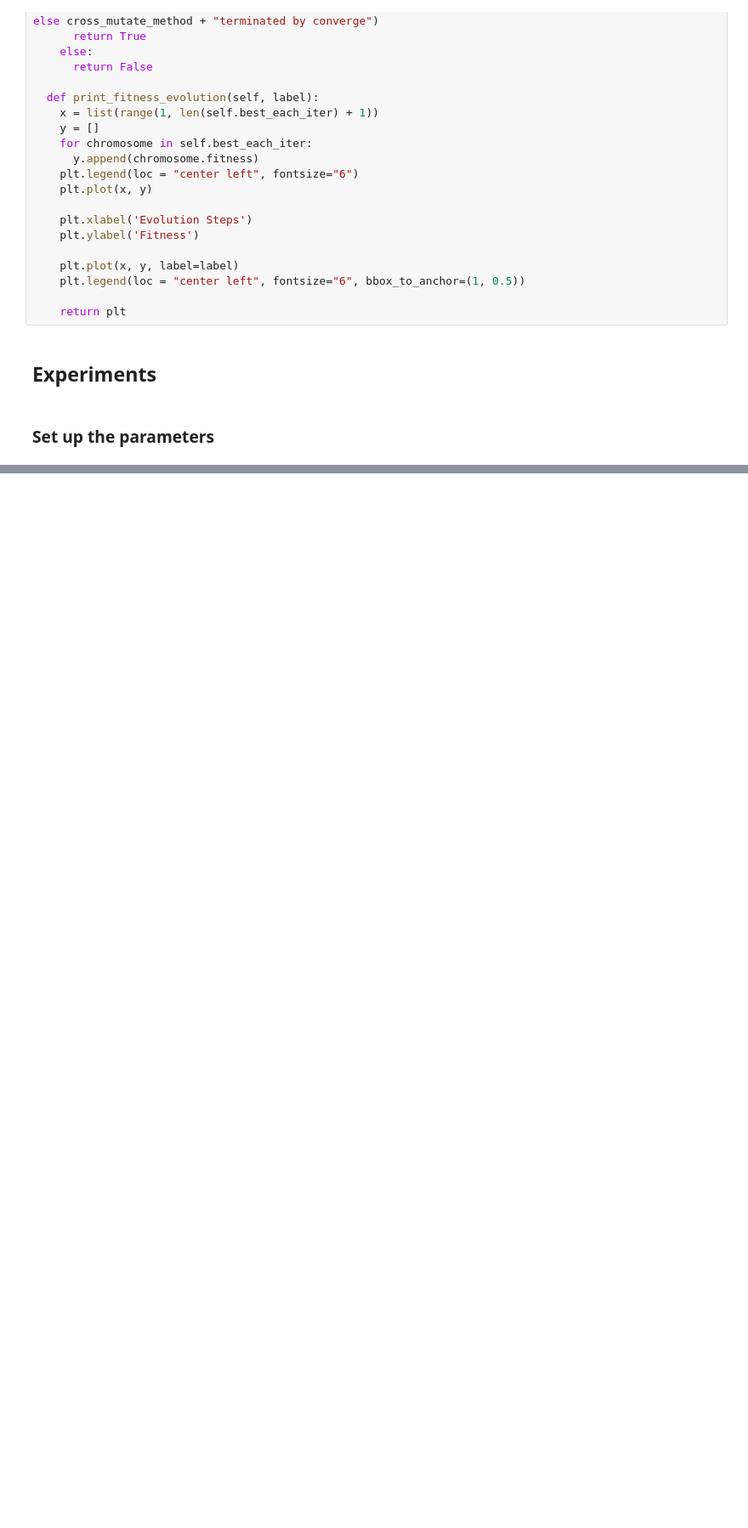
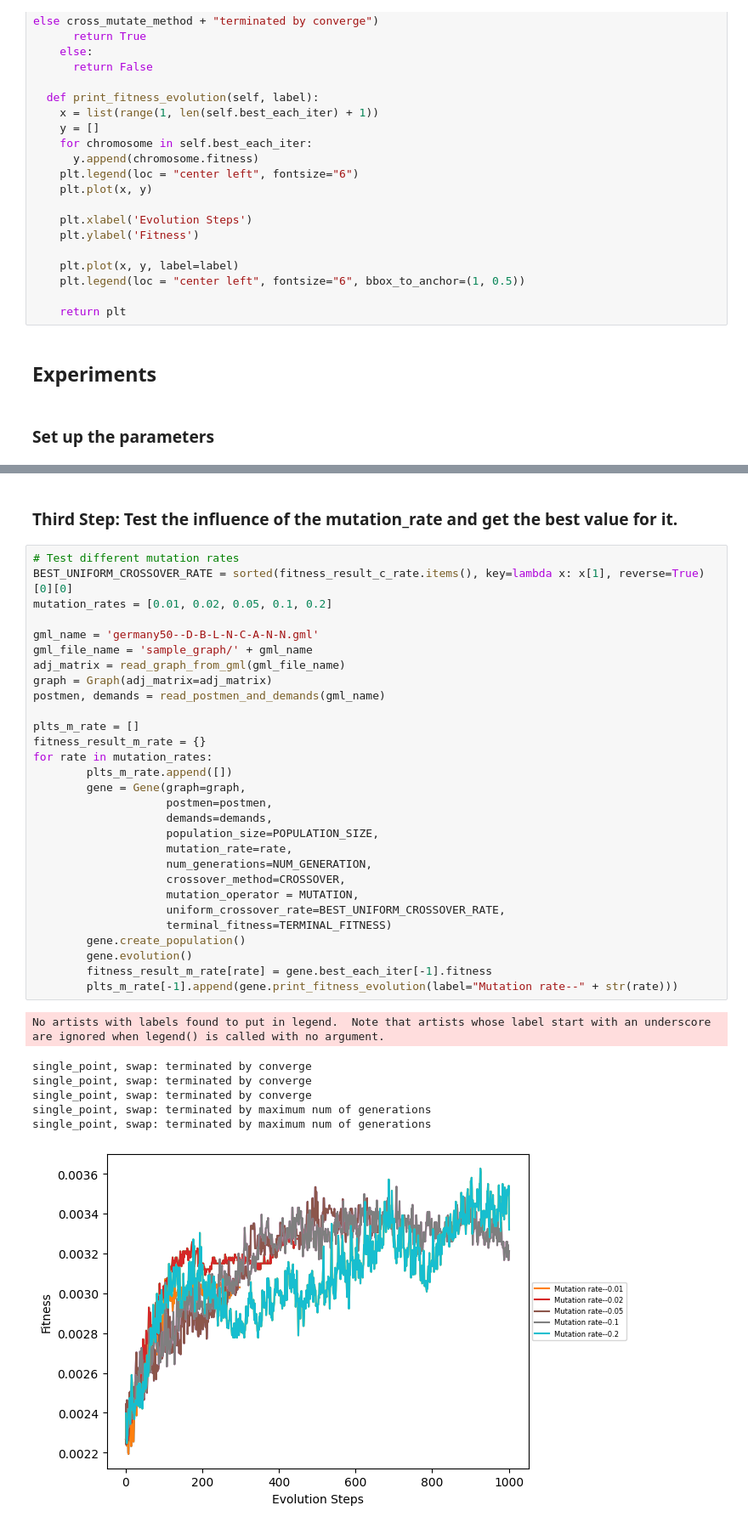
Before and after one commit to Ethan-zc/Genetic-Algorithm-For-Package-Deliverty, a Jupyter notebook: generic algorithm.ipynb, the cells around one changed output, grey strips where cells are left out. Shown: that part at 85% size. Drawn from its saved outputs; the diff is of its cells as text; blank space fills up the shorter version.

```diff
--- a/generic algorithm.ipynb
+++ b/generic algorithm.ipynb
@@ -514 +547,40 @@ multi_points, insert 0.001350866725740283
+# %% [markdown]
+### Third Step: Test the influence of the mutation_rate and get the best value for it.
+# %%
+# Test different mutation rates
+BEST_UNIFORM_CROSSOVER_RATE = sorted(fitness_result_c_rate.items(), key=lambda x: x[1], reverse=True)[0][0]
+mutation_rates = [0.01, 0.02, 0.05, 0.1, 0.2]
+
+gml_name = 'germany50--D-B-L-N-C-A-N-N.gml'
+gml_file_name = 'sample_graph/' + gml_name
+adj_matrix = read_graph_from_gml(gml_file_name)
+graph = Graph(adj_matrix=adj_matrix)
+postmen, demands = read_postmen_and_demands(gml_name)
+
+plts_m_rate = []
+fitness_result_m_rate = {}
+for rate in mutation_rates:
+        plts_m_rate.append([])
+        gene = Gene(graph=graph,
+                    postmen=postmen,
+                    demands=demands,
+                    population_size=POPULATION_SIZE,
+                    mutation_rate=rate,
+                    num_generations=NUM_GENERATION,
+                    crossover_method=CROSSOVER,
+                    mutation_operator = MUTATION,
+                    uniform_crossover_rate=BEST_UNIFORM_CROSSOVER_RATE,
+                    terminal_fitness=TERMINAL_FITNESS)
+        gene.create_population()
+        gene.evolution()
+        fitness_result_m_rate[rate] = gene.best_each_iter[-1].fitness
+        plts_m_rate[-1].append(gene.print_fitness_evolution(label="Mutation rate--" + str(rate)))
+# %% [output]
+No artists with labels found to put in legend.  Note that artists whose label start with an underscore are ignored when legend() is called with no argument.
+single_point, swap: terminated by converge
+single_point, swap: terminated by converge
+single_point, swap: terminated by converge
+single_point, swap: terminated by maximum num of generations
+single_point, swap: terminated by maximum num of generations
+[figure, added]
 # %% [markdown]
```
Also changed, not shown: parts of 14 cells of this notebook.
